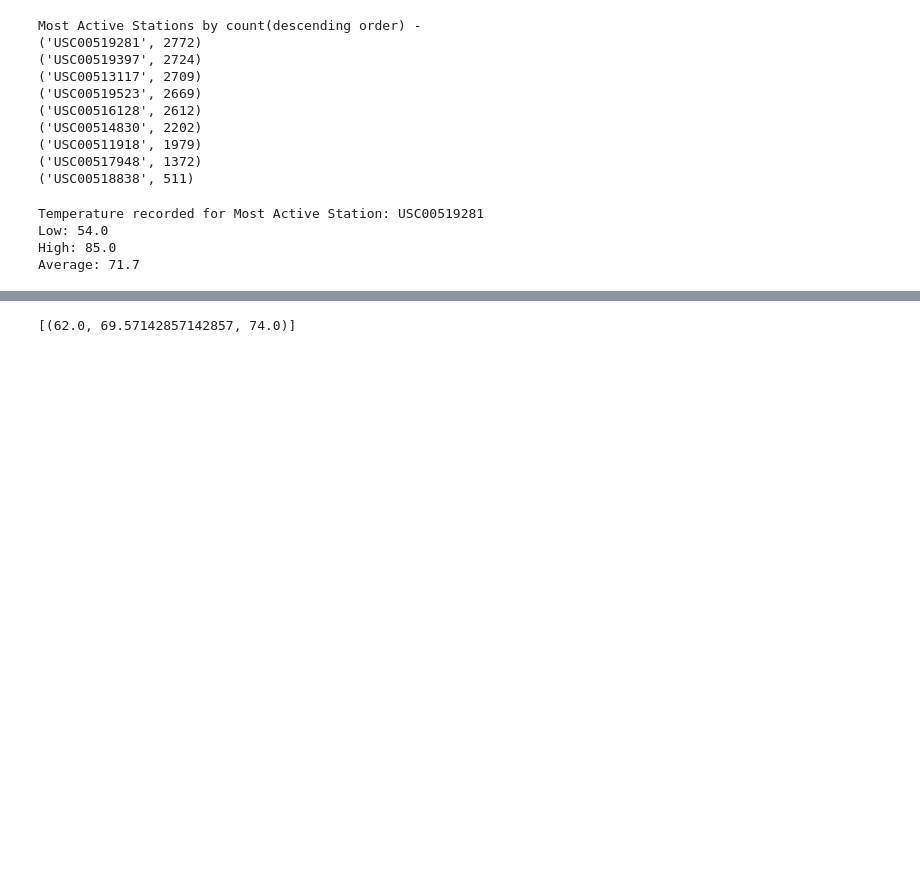
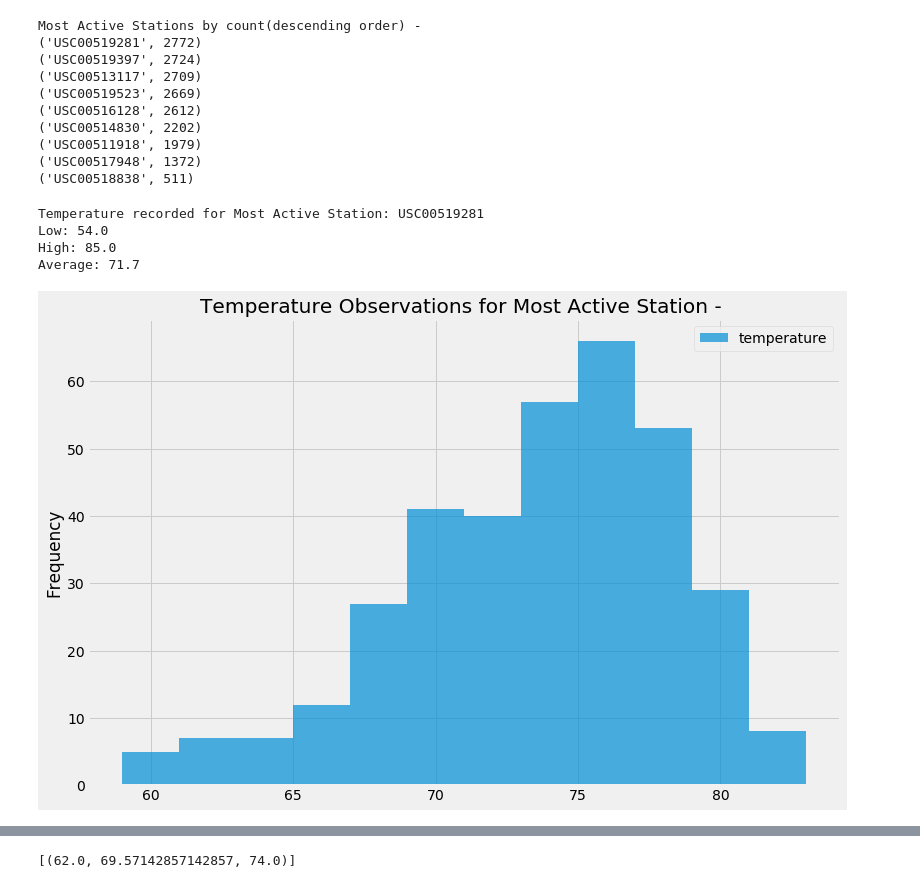
Before and after one commit to ppainuly/Hawaii-Weather-Analysis, a Jupyter notebook: climate_starter.ipynb, the cells around one changed output, grey strips where cells are left out. Drawn from its saved outputs; the diff is of its cells as text; code cells hidden in the pictures; blank space fills up the shorter version.

```diff
--- a/climate_starter.ipynb
+++ b/climate_starter.ipynb
@@ -223,4 +227,20 @@ High: 85.0
 Average: 71.7
 # %%
 # Choose the station with the highest number of temperature observations.
+
+station_query = session.query(Measurement.station, func.count(Measurement.tobs)).group_by(Measurement.station).order_by(func.count(Measurement.station).desc()).first()
+station_value = station_query[0]
+station_value
+
 # Query the last 12 months of temperature observation data for this station and plot the results as a histogram
+
+temperature_obs = session.query(Measurement.tobs).filter(Measurement.date >= datediff,Measurement.station == station_value).all()
+temperature_obs_df = pd.DataFrame(temperature_obs, columns=['temperature'])
+
+ax = temperature_obs_df.plot.hist(bins=12, title="Temperature Observations for Most Active Station - ",alpha=0.7,figsize=(12,8))
+
+
+plt.savefig("Images/TemperatureHistogram.png",bbox_inches='tight')
+plt.show()
+# %% [output]
+[figure, added]
```
Also changed, not shown: parts of 13 cells of this notebook.
